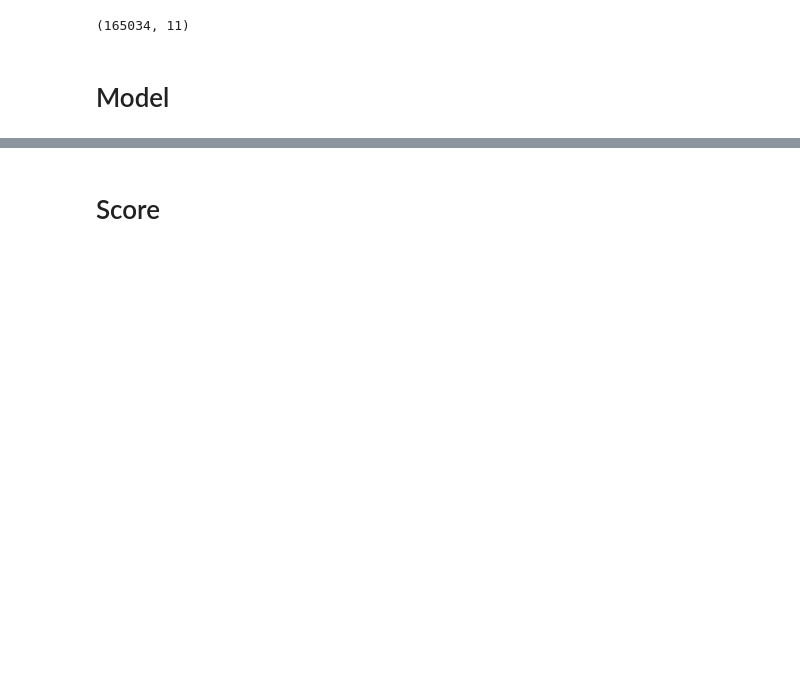
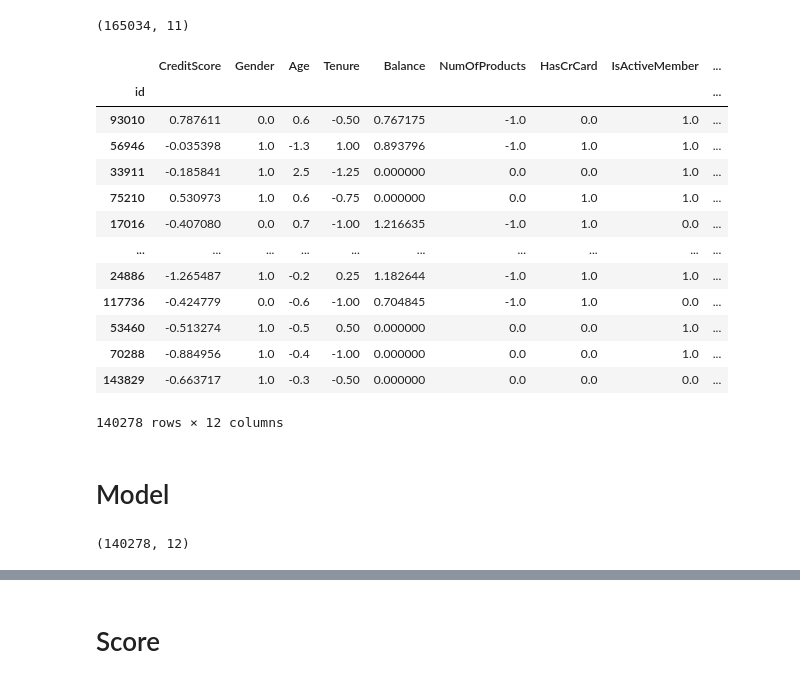
Before and after one commit to marcgloaguen/playgroundseries_s4e1, a Jupyter notebook: Keras.ipynb, the cells around one changed output, grey strips where cells are left out. Cells and saved outputs as stored; diff of their text form; code cells hidden in the pictures; blank space fills up the shorter version.

```diff
--- a/Keras.ipynb
+++ b/Keras.ipynb
@@ -34,5 +39,5 @@ X_train,X_test,y_train,y_test = train_test_split(X,y, stratify=y, test_size=0.15
 # %%
 prepro = Preprocessing()
 # %%
-X_train_scld = prepro.fit_transform(X_train)
-X_test_scld = prepro.transform(X_test)
+X_train_scld = prepro.fit_transform(X_train).astype(float)
+X_test_scld = prepro.transform(X_test).astype(float)
@@ -44,4 +44,25 @@ y_train_balanced = np.concatenate((y_train[y_train == 0], y_train_balanced))
+# %%
+X_train_scld
+# %% [output]
+|  | CreditScore | Gender | Age | Tenure | Balance | NumOfProducts | HasCrCard | IsActiveMember | ... |
+| id |  |  |  |  |  |  |  |  | ... |
+| 93010 | 0.787611 | 0.0 | 0.6 | -0.50 | 0.767175 | -1.0 | 0.0 | 1.0 | ... |
+| 56946 | -0.035398 | 1.0 | -1.3 | 1.00 | 0.893796 | -1.0 | 1.0 | 1.0 | ... |
+| 33911 | -0.185841 | 1.0 | 2.5 | -1.25 | 0.000000 | 0.0 | 0.0 | 1.0 | ... |
+| 75210 | 0.530973 | 1.0 | 0.6 | -0.75 | 0.000000 | 0.0 | 1.0 | 1.0 | ... |
+| 17016 | -0.407080 | 0.0 | 0.7 | -1.00 | 1.216635 | -1.0 | 1.0 | 0.0 | ... |
+| ... | ... | ... | ... | ... | ... | ... | ... | ... | ... |
+| 24886 | -1.265487 | 1.0 | -0.2 | 0.25 | 1.182644 | -1.0 | 1.0 | 1.0 | ... |
+| 117736 | -0.424779 | 0.0 | -0.6 | -1.00 | 0.704845 | -1.0 | 1.0 | 0.0 | ... |
+| 53460 | -0.513274 | 1.0 | -0.5 | 0.50 | 0.000000 | 0.0 | 0.0 | 1.0 | ... |
+| 70288 | -0.884956 | 1.0 | -0.4 | -1.00 | 0.000000 | 0.0 | 0.0 | 1.0 | ... |
+| 143829 | -0.663717 | 1.0 | -0.3 | -0.50 | 0.000000 | 0.0 | 0.0 | 0.0 | ... |
+140278 rows × 12 columns
 # %% [markdown]
 # Model
+# %%
+X_train_scld.shape
+# %% [output]
+(140278, 12)
 # %%
 model = Sequential(name="BankChurn")
```
Also changed, not shown: parts of 10 cells of this notebook, 3 other files.
